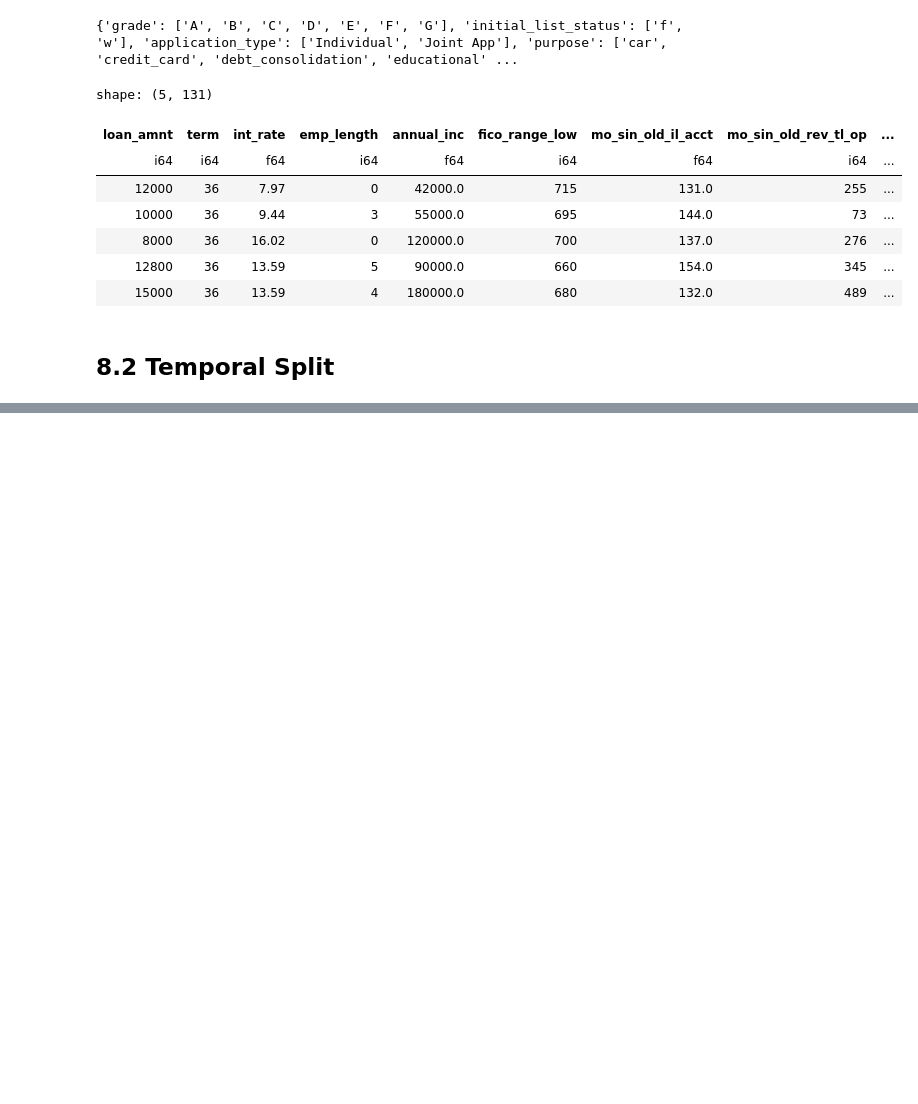
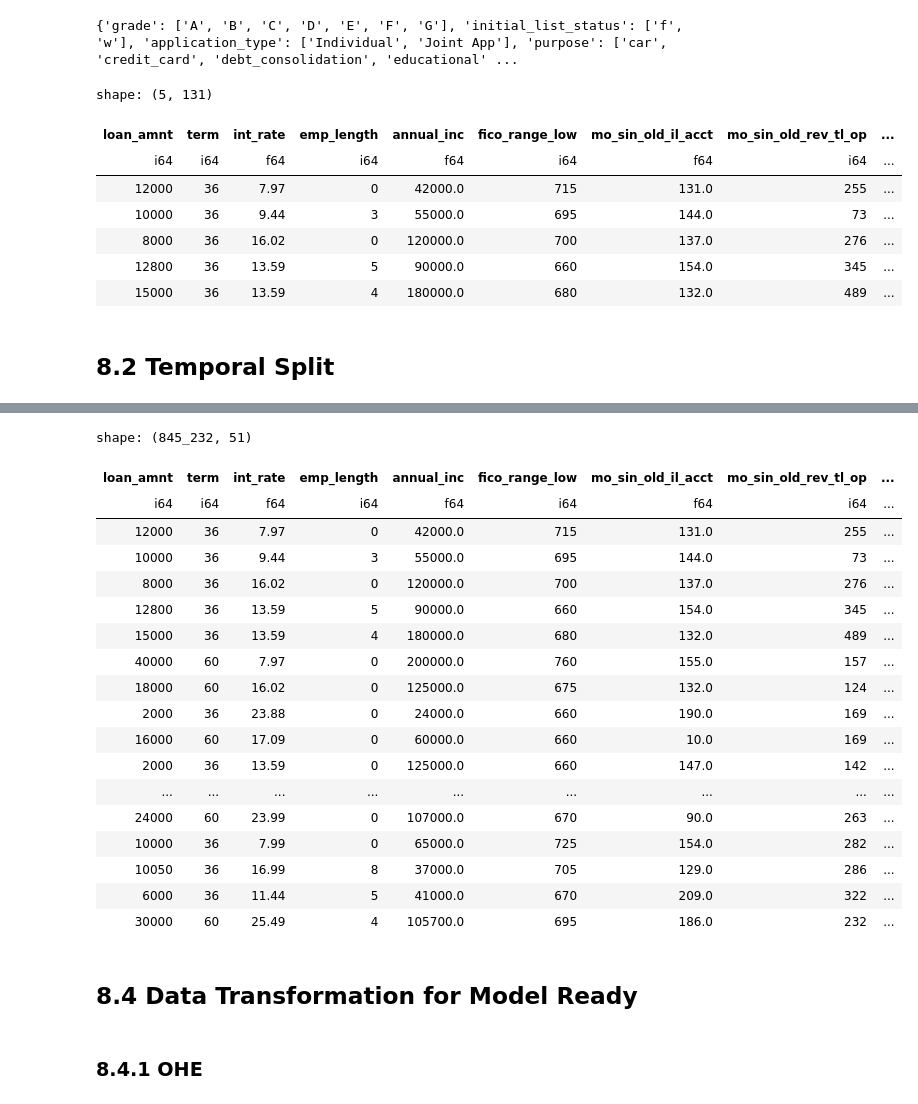
Before and after one commit to adhitizki/lending-club-credit-risk, a Jupyter notebook: notebook/modeling/08-data-model-preprocess.ipynb, the cells around one changed output, grey strips where cells are left out. Saved outputs shown, nothing was run; the diff lists cells and outputs as text; code cells hidden in the pictures; blank space fills up the shorter version.

Commit message:
feat(notebook): add model data preprocess

```diff
--- a/notebook/modeling/08-data-model-preprocess.ipynb
+++ b/notebook/modeling/08-data-model-preprocess.ipynb
@@ -173,0 +189,26 @@ df_train = df.filter(pl.col("issue_d")<pl.Date(20))
+# %%
+from src.data.split import temporal_split, split_xy
+from src.data.woe import WoEEncoder
+
+# load cleaned data
+df = pl.scan_parquet(INTERIM_DIR / "cleaned.parquet")
+
+# temporal split
+df_train, df_val, df_test = temporal_split(df, val_start="2018-08-01", test_start="2019-04-01")
+
+# woe
+woe      = WoEEncoder(min_samples=2)
+df_train = woe.fit_transform(df_train)
+df_val   = woe.transform(df_val)
+df_test  = woe.transform(df_test)
+
+# check iv summary before proceeding
+print(woe.iv_summary())
+
+# drop weak features across all splits
+weak_cols = woe.drop_weak_features(threshold=0.02)
+if weak_cols:
+    print(f"dropping {len(weak_cols)} weak features: {weak_cols}")
+    df_train = df_train.drop(weak_cols)
+    df_val   = df_val.drop(weak_cols)
+    df_test  = df_test.drop(weak_cols)
@@ -173,0 +226,24 @@ df_train = df.filter(pl.col("issue_d")<pl.Date(20))
+# %%
+df_train.collect()
+# %% [output]
+shape: (845_232, 51)
+| loan_amnt | term | int_rate | emp_length | annual_inc | fico_range_low | mo_sin_old_il_acct | mo_sin_old_rev_tl_op | ... |
+| i64 | i64 | f64 | i64 | f64 | i64 | f64 | i64 | ... |
+| 12000 | 36 | 7.97 | 0 | 42000.0 | 715 | 131.0 | 255 | ... |
+| 10000 | 36 | 9.44 | 3 | 55000.0 | 695 | 144.0 | 73 | ... |
+| 8000 | 36 | 16.02 | 0 | 120000.0 | 700 | 137.0 | 276 | ... |
+| 12800 | 36 | 13.59 | 5 | 90000.0 | 660 | 154.0 | 345 | ... |
+| 15000 | 36 | 13.59 | 4 | 180000.0 | 680 | 132.0 | 489 | ... |
+| 40000 | 60 | 7.97 | 0 | 200000.0 | 760 | 155.0 | 157 | ... |
+| 18000 | 60 | 16.02 | 0 | 125000.0 | 675 | 132.0 | 124 | ... |
+| 2000 | 36 | 23.88 | 0 | 24000.0 | 660 | 190.0 | 169 | ... |
+| 16000 | 60 | 17.09 | 0 | 60000.0 | 660 | 10.0 | 169 | ... |
+| 2000 | 36 | 13.59 | 0 | 125000.0 | 660 | 147.0 | 142 | ... |
+| ... | ... | ... | ... | ... | ... | ... | ... | ... |
+| 24000 | 60 | 23.99 | 0 | 107000.0 | 670 | 90.0 | 263 | ... |
+| 10000 | 36 | 7.99 | 0 | 65000.0 | 725 | 154.0 | 282 | ... |
+| 10050 | 36 | 16.99 | 8 | 37000.0 | 705 | 129.0 | 286 | ... |
+| 6000 | 36 | 11.44 | 5 | 41000.0 | 670 | 209.0 | 322 | ... |
+| 30000 | 60 | 25.49 | 4 | 105700.0 | 695 | 186.0 | 232 | ... |
+# %% [markdown]
+## 8.4 Data Transformation for Model Ready
@@ -173,0 +288,2 @@ df_train = df.filter(pl.col("issue_d")<pl.Date(20))
+# %% [markdown]
+### 8.4.1 OHE
```
Also changed, not shown: parts of 14 cells of this notebook.
